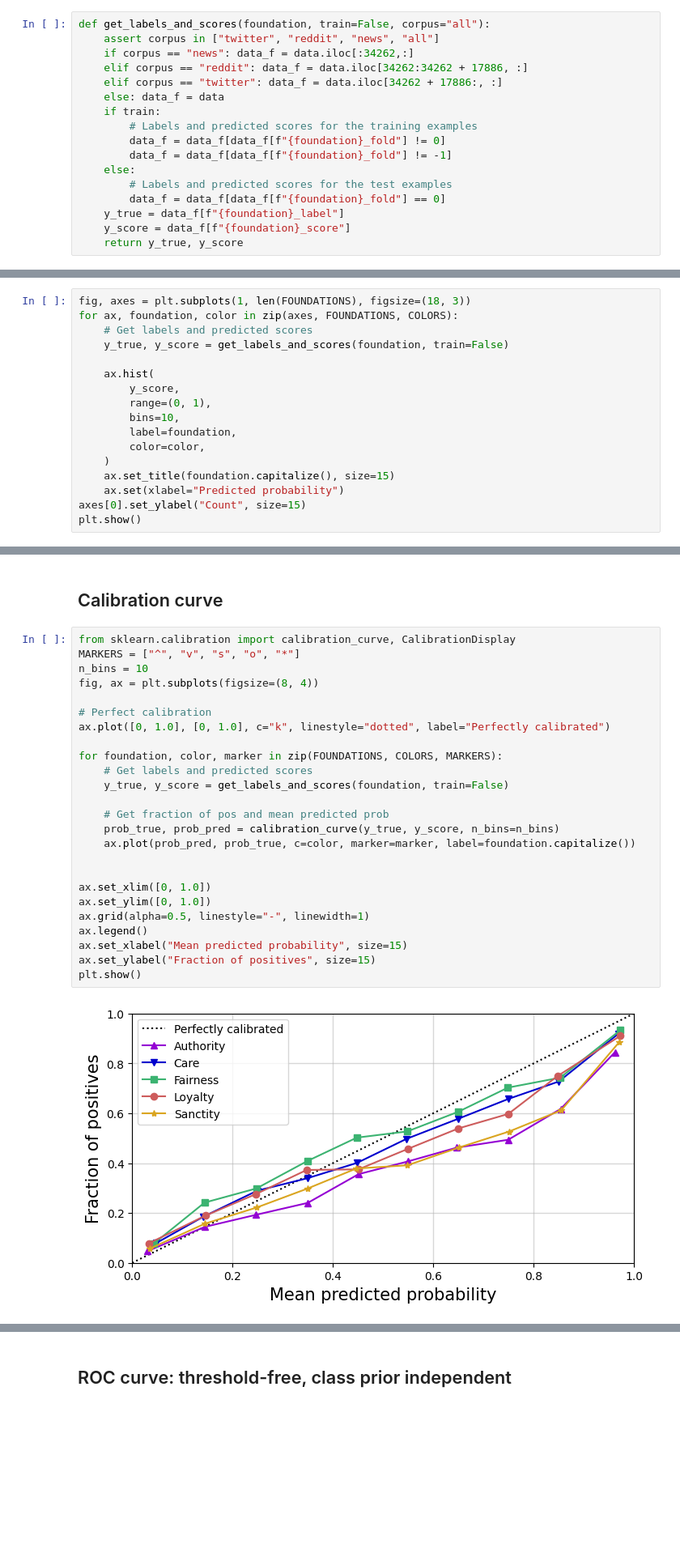
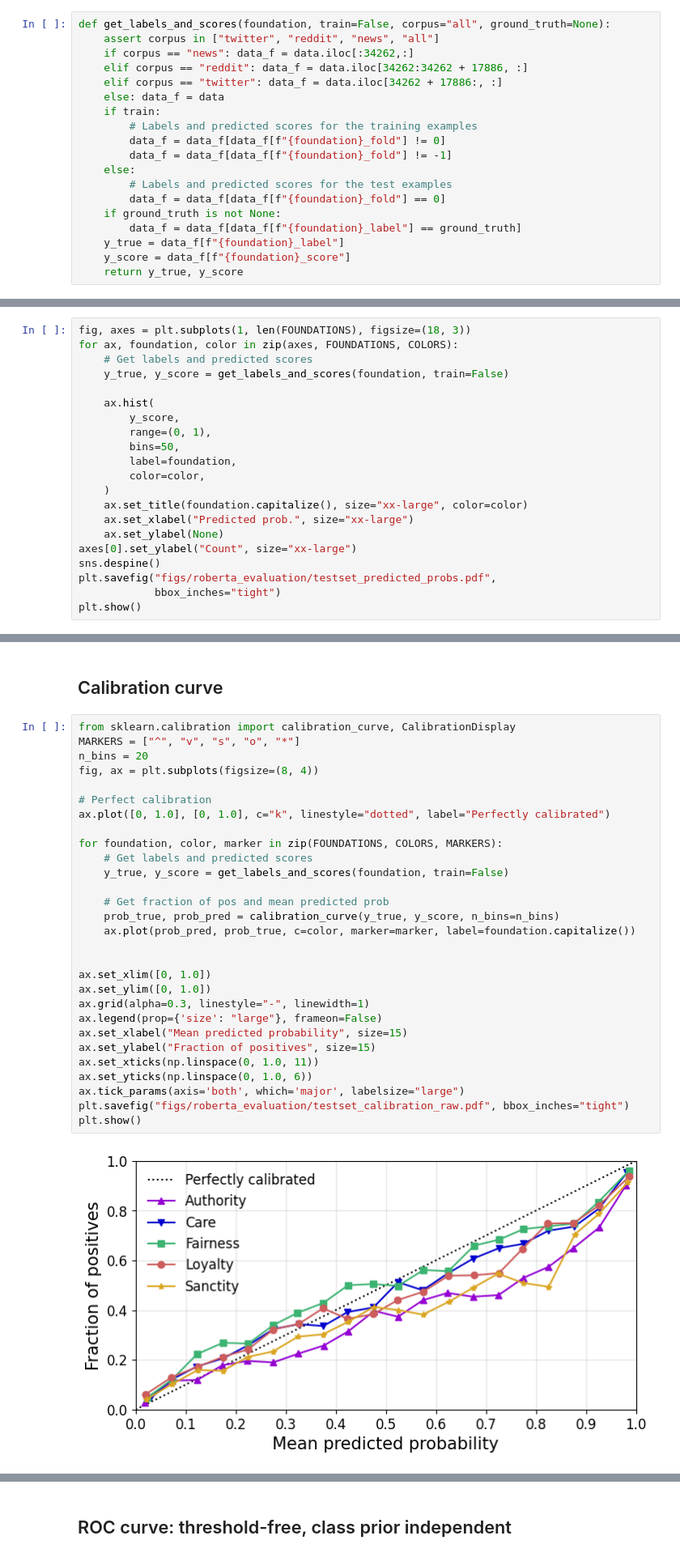
Before and after one commit to joshnguyen99/moral_axes, a Jupyter notebook: scripts/evaluate_roberta.ipynb, the cells around one changed output, grey strips where cells are left out. Shown at 81% size. Drawn from its saved outputs; the diff is of its cells as text; blank space fills up the shorter version.

```diff
--- a/scripts/evaluate_roberta.ipynb
+++ b/scripts/evaluate_roberta.ipynb
@@ -18,7 +19,7 @@ data.head(2)
 | 1 | DeVos went on to write that she i... | 1 | 1 | 0 | 1 | 1 | 1 | ... |
 2 rows × 24 columns
 # %%
-def get_labels_and_scores(foundation, train=False, corpus="all"):
+def get_labels_and_scores(foundation, train=False, corpus="all", ground_truth=None):
     assert corpus in ["twitter", "reddit", "news", "all"]
     if corpus == "news": data_f = data.iloc[:34262,:]
     elif corpus == "reddit": data_f = data.iloc[34262:34262 + 17886, :]
@@ -31,6 +32,8 @@ def get_labels_and_scores(foundation, train=False, corpus="all"):
     else:
         # Labels and predicted scores for the test examples
         data_f = data_f[data_f[f"{foundation}_fold"] == 0]
+    if ground_truth is not None:
+        data_f = data_f[data_f[f"{foundation}_label"] == ground_truth]
     y_true = data_f[f"{foundation}_label"]
     y_score = data_f[f"{foundation}_score"]
     return y_true, y_score
@@ -45,12 +50,16 @@ for ax, foundation, color in zip(axes, FOUNDATIONS, COLORS):
     ax.hist(
         y_score,
         range=(0, 1),
-        bins=10,
+        bins=50,
         label=foundation,
         color=color,
     )
-    ax.set_title(foundation.capitalize(), size=15)
-    ax.set(xlabel="Predicted probability")
-axes[0].set_ylabel("Count", size=15)
+    ax.set_title(foundation.capitalize(), size="xx-large", color=color)
+    ax.set_xlabel("Predicted prob.", size="xx-large")
+    ax.set_ylabel(None)
+axes[0].set_ylabel("Count", size="xx-large")
+sns.despine()
+plt.savefig("figs/roberta_evaluation/testset_predicted_probs.pdf",
+            bbox_inches="tight")
 plt.show()
 # %% [output]
@@ -60,27 +116,31 @@ plt.show()
 # %%
 from sklearn.calibration import calibration_curve, CalibrationDisplay
 MARKERS = ["^", "v", "s", "o", "*"]
-n_bins = 10
+n_bins = 20
 fig, ax = plt.subplots(figsize=(8, 4))
 
 # Perfect calibration
 ax.plot([0, 1.0], [0, 1.0], c="k", linestyle="dotted", label="Perfectly calibrated")
 
 for foundation, color, marker in zip(FOUNDATIONS, COLORS, MARKERS):
     # Get labels and predicted scores
     y_true, y_score = get_labels_and_scores(foundation, train=False)
 
     # Get fraction of pos and mean predicted prob
     prob_true, prob_pred = calibration_curve(y_true, y_score, n_bins=n_bins)
     ax.plot(prob_pred, prob_true, c=color, marker=marker, label=foundation.capitalize())
 
 
 ax.set_xlim([0, 1.0])
 ax.set_ylim([0, 1.0])
-ax.grid(alpha=0.5, linestyle="-", linewidth=1)
-ax.legend()
+ax.grid(alpha=0.3, linestyle="-", linewidth=1)
+ax.legend(prop={'size': "large"}, frameon=False)
 ax.set_xlabel("Mean predicted probability", size=15)
 ax.set_ylabel("Fraction of positives", size=15)
+ax.set_xticks(np.linspace(0, 1.0, 11))
+ax.set_yticks(np.linspace(0, 1.0, 6))
+ax.tick_params(axis='both', which='major', labelsize="large")
+plt.savefig("figs/roberta_evaluation/testset_calibration_raw.pdf", bbox_inches="tight")
 plt.show()
 # %% [output]
-[figure, old version]
+[figure, new version]
```
Also changed, not shown: parts of 45 cells of this notebook.
